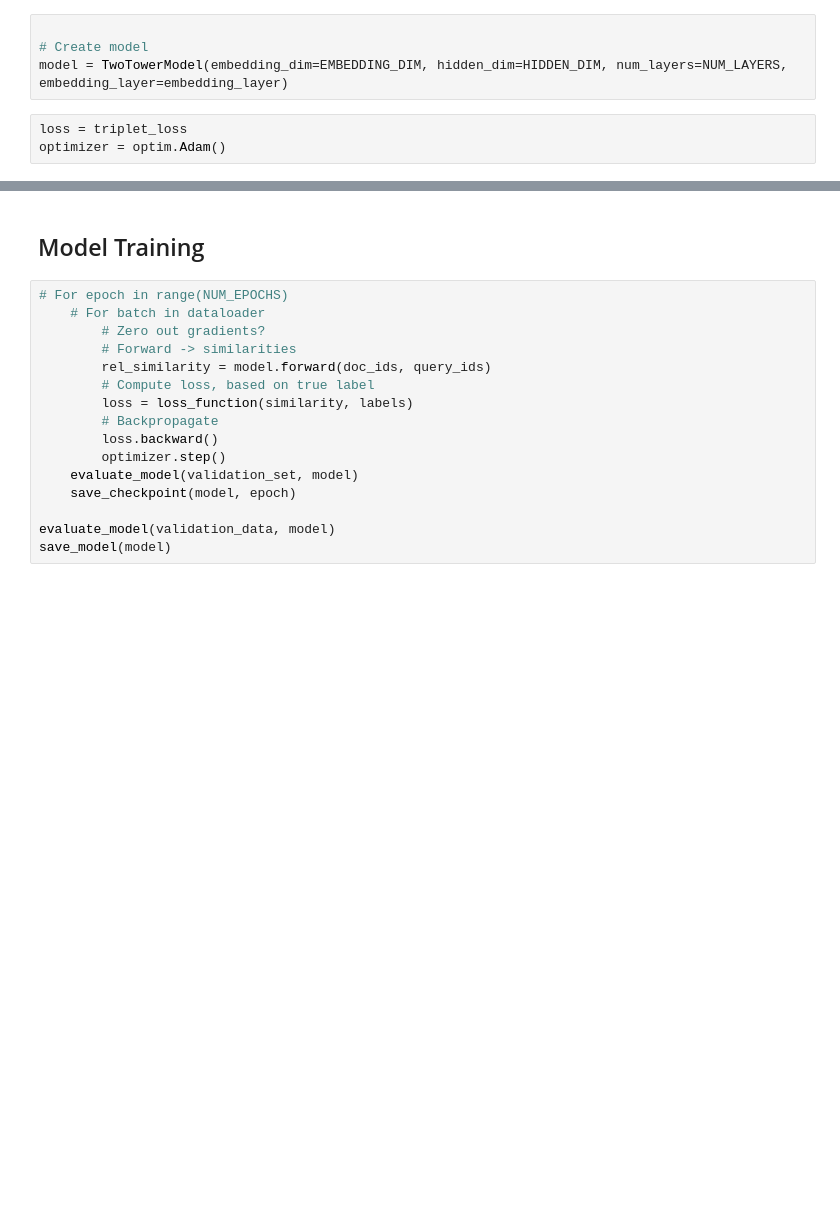
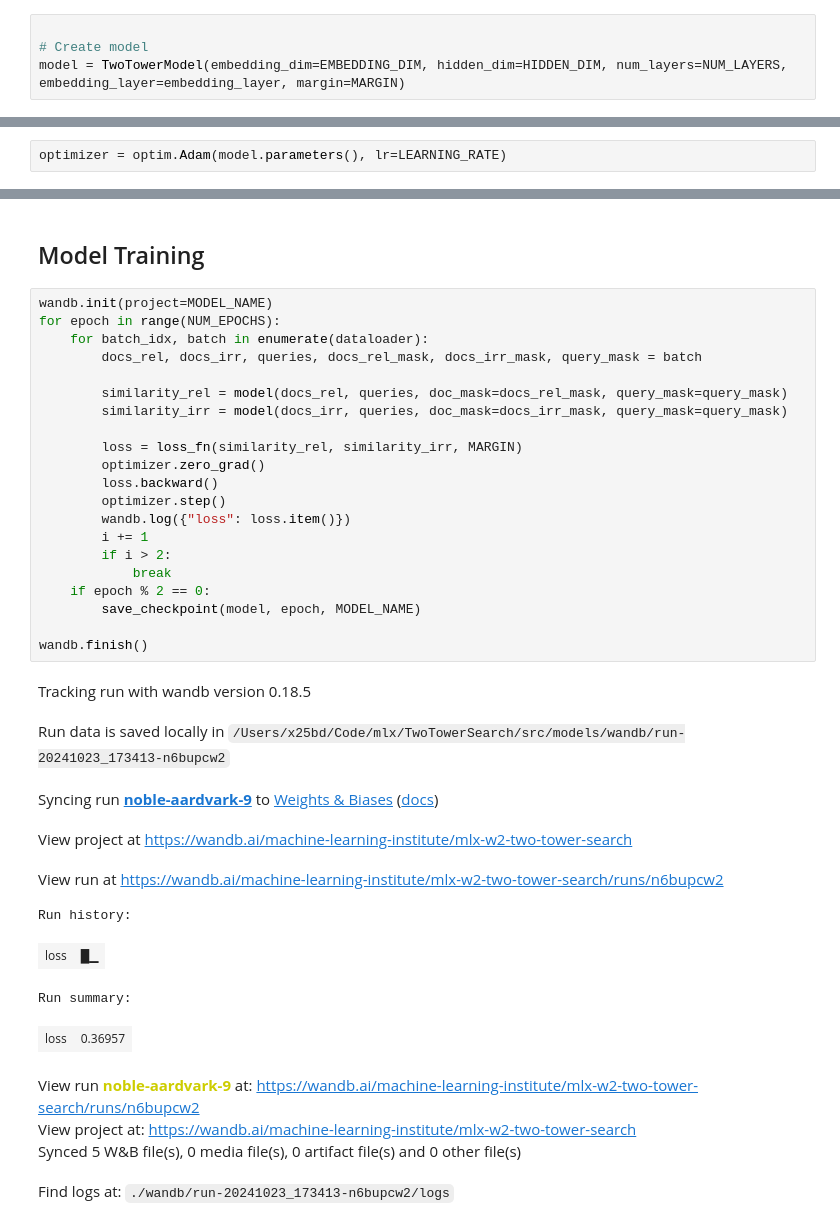
Before and after one commit to johnx25bd/mlx-two-tower-search, a Jupyter notebook: src/models/TwoTowerEncoder.ipynb, the cells around one changed output, grey strips where cells are left out. Drawn from its saved outputs; the diff is of its cells as text; blank space fills up the shorter version.

Commit message:
more development on model, prepping training loop — about ready to train!

```diff
--- a/src/models/TwoTowerEncoder.ipynb
+++ b/src/models/TwoTowerEncoder.ipynb
@@ -165,7 +130,4 @@ Query mask shape: torch.Size([32, 9])
 # %%
 
 # Create model
-model = TwoTowerModel(embedding_dim=EMBEDDING_DIM, hidden_dim=HIDDEN_DIM, num_layers=NUM_LAYERS, embedding_layer=embedding_layer)
+model = TwoTowerModel(embedding_dim=EMBEDDING_DIM, hidden_dim=HIDDEN_DIM, num_layers=NUM_LAYERS, embedding_layer=embedding_layer, margin=MARGIN)
-# %%
-loss = triplet_loss
-optimizer = optim.Adam()
@@ -203,0 +134,2 @@ print("\nTrue label:", labels[0].item())
+# %%
+optimizer = optim.Adam(model.parameters(), lr=LEARNING_RATE)
@@ -204,18 +164,37 @@ print("\nTrue label:", labels[0].item())
 # %% [markdown]
 ## Model Training
-# %%
-# For epoch in range(NUM_EPOCHS)
-    # For batch in dataloader
-        # Zero out gradients?
-        # Forward -> similarities
-        rel_similarity = model.forward(doc_ids, query_ids)
-        # Compute loss, based on true label
-        loss = loss_function(similarity, labels)
-        # Backpropagate
-        loss.backward()
-        optimizer.step()
-    evaluate_model(validation_set, model)
-    save_checkpoint(model, epoch)
-
-evaluate_model(validation_data, model)
-save_model(model)
+# %%
+wandb.init(project=MODEL_NAME)
+for epoch in range(NUM_EPOCHS):
+    for batch_idx, batch in enumerate(dataloader):
+        docs_rel, docs_irr, queries, docs_rel_mask, docs_irr_mask, query_mask = batch
+
+        similarity_rel = model(docs_rel, queries, doc_mask=docs_rel_mask, query_mask=query_mask)
+        similarity_irr = model(docs_irr, queries, doc_mask=docs_irr_mask, query_mask=query_mask)
+
+        loss = loss_fn(similarity_rel, similarity_irr, MARGIN)
+        optimizer.zero_grad()
+        loss.backward()
+        optimizer.step()
+        wandb.log({"loss": loss.item()})
+        i += 1
+        if i > 2:
+            break
+    if epoch % 2 == 0:
+        save_checkpoint(model, epoch, MODEL_NAME)
+
+wandb.finish()
+# %% [output]
+Tracking run with wandb version 0.18.5
+Run data is saved locally in /Users/x25bd/Code/mlx/TwoTowerSearch/src/models/wandb/run-20241023_173413-n6bupcw2
+Syncing run noble-aardvark-9 to Weights & Biases (docs)
+View project at https://wandb.ai/machine-learning-institute/mlx-w2-two-tower-search
+View run at https://wandb.ai/machine-learning-institute/mlx-w2-two-tower-search/runs/n6bupcw2
+Run history:
+| loss | █▁ |
+Run summary:
+| loss | 0.36957 |
+View run noble-aardvark-9 at: https://wandb.ai/machine-learning-institute/mlx-w2-two-tower-search/runs/n6bupcw2
+View project at: https://wandb.ai/machine-learning-institute/mlx-w2-two-tower-search
+Synced 5 W&B file(s), 0 media file(s), 0 artifact file(s) and 0 other file(s)
+Find logs at: ./wandb/run-20241023_173413-n6bupcw2/logs
```
Also changed, not shown: parts of 20 cells of this notebook, 2 other files.
